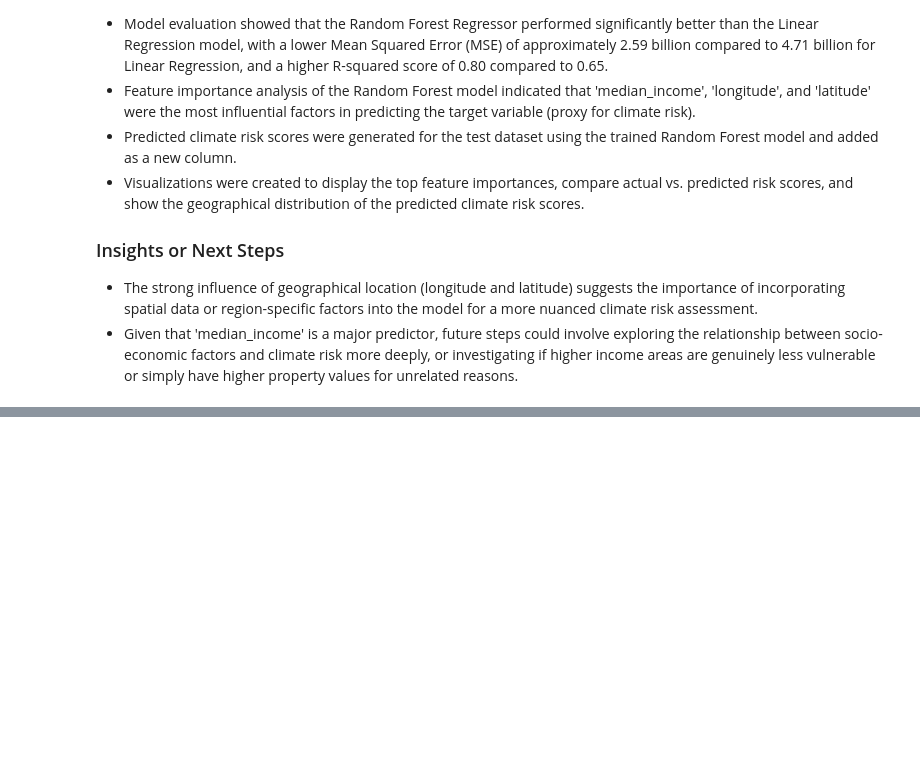
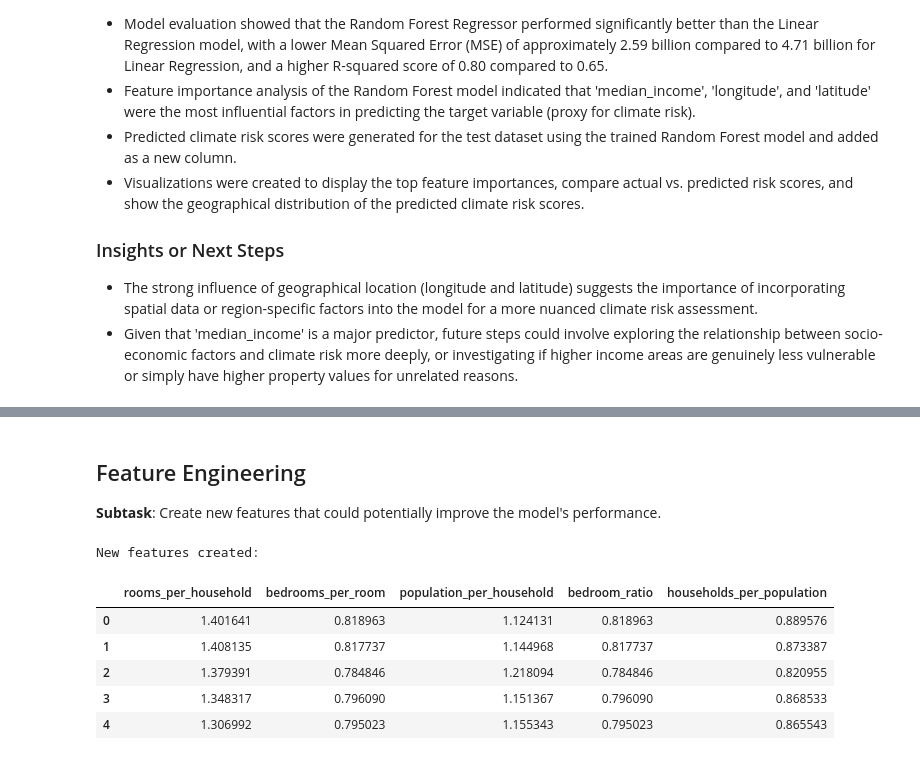
Before and after one commit to Nixita12/Climate-Risk-Scoring-for-Infrastructure, a Jupyter notebook: Climate_Risk_Scoring_for_Infrastructure1.ipynb, the cells around one changed output, grey strips where cells are left out. Cells and saved outputs as stored; diff of their text form; code cells hidden in the pictures; blank space fills up the shorter version.

```diff
--- a/Climate_Risk_Scoring_for_Infrastructure1.ipynb
+++ b/Climate_Risk_Scoring_for_Infrastructure1.ipynb
@@ -221,0 +301,26 @@ dtype: float64
+# %% [markdown]
+## Feature Engineering
+
+**Subtask**: Create new features that could potentially improve the model's performance.
+# %%
+# Create new features based on existing ones
+df['rooms_per_household'] = df['total_rooms'] / df['households']
+df['bedrooms_per_room'] = df['total_bedrooms'] / df['total_rooms']
+df['population_per_household'] = df['population'] / df['households']
+df['bedroom_ratio'] = df['total_bedrooms'] / df['total_rooms']
+df['households_per_population'] = df['households'] / df['population']
+
+print("New features created:")
+display(df[['rooms_per_household', 'bedrooms_per_room', 'population_per_household', 'bedroom_ratio', 'households_per_population']].head())
+
+# You might also consider interaction terms or polynomial features if relevant
+# For example, an interaction between median income and housing age:
+# df['income_age_interaction'] = df['median_income'] * df['housing_median_age']
+# %% [output]
+New features created:
+|  | rooms_per_household | bedrooms_per_room | population_per_household | bedroom_ratio | households_per_population |
+| 0 | 1.401641 | 0.818963 | 1.124131 | 0.818963 | 0.889576 |
+| 1 | 1.408135 | 0.817737 | 1.144968 | 0.817737 | 0.873387 |
+| 2 | 1.379391 | 0.784846 | 1.218094 | 0.784846 | 0.820955 |
+| 3 | 1.348317 | 0.796090 | 1.151367 | 0.796090 | 0.868533 |
+| 4 | 1.306992 | 0.795023 | 1.155343 | 0.795023 | 0.865543 |
```
Also changed, not shown: parts of 16 cells of this notebook.
